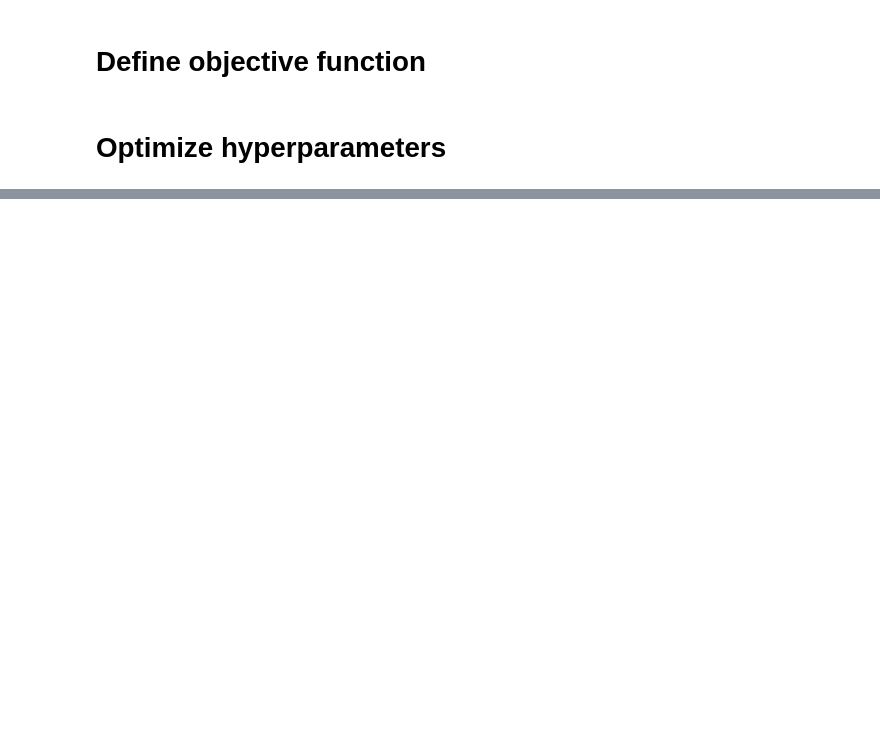
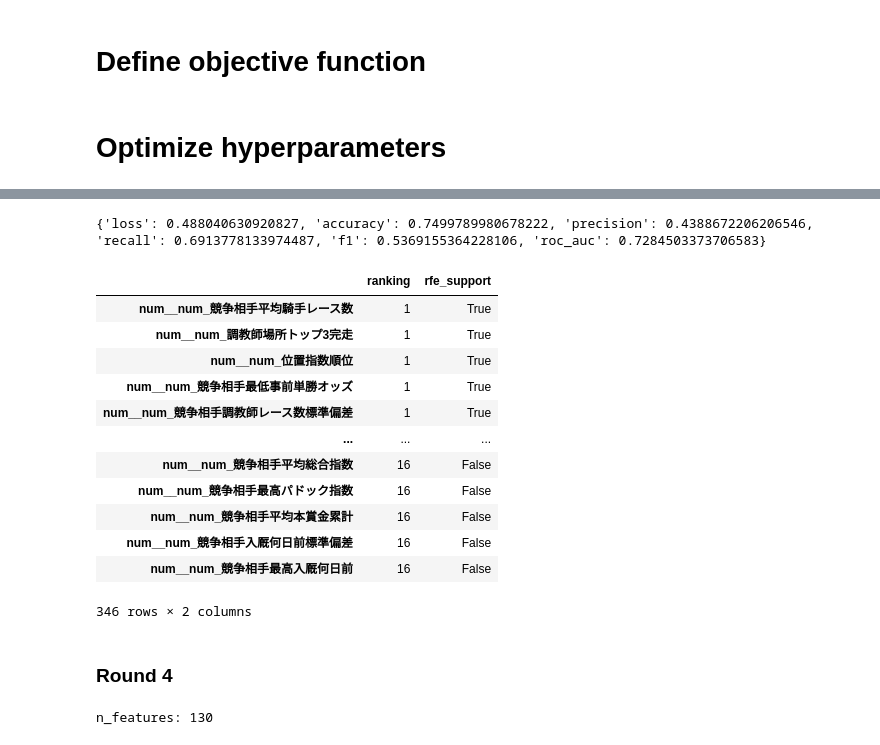
Before and after one commit to hankehly/JapanHorseRaceAnalytics, a Jupyter notebook: notebooks/2024-02/20240223_rfe.ipynb, the cells around one changed output, grey strips where cells are left out. Cells and saved outputs as stored; diff of their text form; code cells hidden in the pictures; blank space fills up the shorter version.

```diff
--- a/notebooks/2024-02/20240223_rfe.ipynb
+++ b/notebooks/2024-02/20240223_rfe.ipynb
@@ -501,0 +868,11 @@ rfe.fit(X_train, y_train)
+# %%
+X_train_prep_3 = X_train_prep_2[:, rfe_2.support_]
+X_test_prep_3 = X_test_prep_2[:, rfe_2.support_]
+# %%
+rfe_3 = RFE(
+    estimator=lgb.LGBMClassifier(**best_params),
+    step=15,
+    verbose=1,
+    n_features_to_select=130,
+)
+rfe_3.fit(X_train_prep_3, y_train)
@@ -501,0 +909,43 @@ rfe.fit(X_train, y_train)
+# %%
+y_pred_proba_3 = rfe_3.predict_proba(X_test_prep_3)[:, 1]
+y_pred_3 = rfe_3.predict(X_test_prep_3)
+metrics_3 = {
+    "loss": log_loss(y_test, y_pred_proba_3),
+    "accuracy": accuracy_score(y_test, y_pred_3),
+    "precision": precision_score(y_test, y_pred_3),
+    "recall": recall_score(y_test, y_pred_3),
+    "f1": f1_score(y_test, y_pred_3),
+    "roc_auc": roc_auc_score(y_test, y_pred_3),
+}
+print(metrics_3)
+# %% [output]
+{'loss': 0.488040630920827, 'accuracy': 0.7499789980678222, 'precision': 0.4388672206206546, 'recall': 0.6913778133974487, 'f1': 0.5369155364228106, 'roc_auc': 0.7284503373706583}
+# %%
+step3 = (
+    pd.DataFrame(rfe_3.ranking_, index=step2[step2.rfe_support].index, columns=["ranking"])
+    .assign(rfe_support=rfe_3.support_)
+    .sort_values("ranking")
+)
+step3.to_csv("step3.csv", index=True)
+step3
+# %% [output]
+|  | ranking | rfe_support |
+| num__num_競争相手平均騎手レース数 | 1 | True |
+| num__num_調教師場所トップ3完走 | 1 | True |
+| num__num_位置指数順位 | 1 | True |
+| num__num_競争相手最低事前単勝オッズ | 1 | True |
+| num__num_競争相手調教師レース数標準偏差 | 1 | True |
+| ... | ... | ... |
+| num__num_競争相手平均総合指数 | 16 | False |
+| num__num_競争相手最高パドック指数 | 16 | False |
+| num__num_競争相手平均本賞金累計 | 16 | False |
+| num__num_競争相手入厩何日前標準偏差 | 16 | False |
+| num__num_競争相手最高入厩何日前 | 16 | False |
+346 rows × 2 columns
+# %% [markdown]
+### Round 4
+# %%
+n_features_4 = step3.query("rfe_support == True").shape[0]
+print(f"n_features: {n_features_4}")
+# %% [output]
+n_features: 130
```
Also changed, not shown: parts of 34 cells of this notebook, 7 other files.
